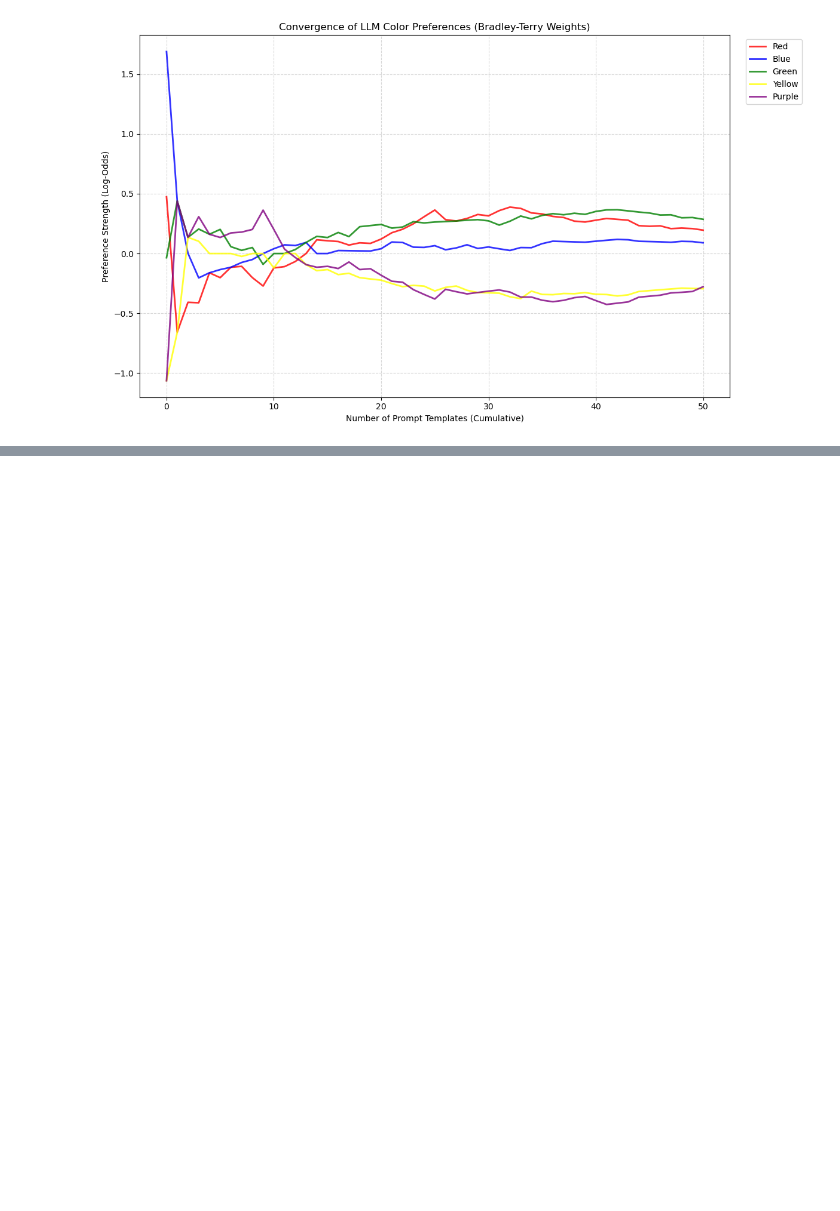
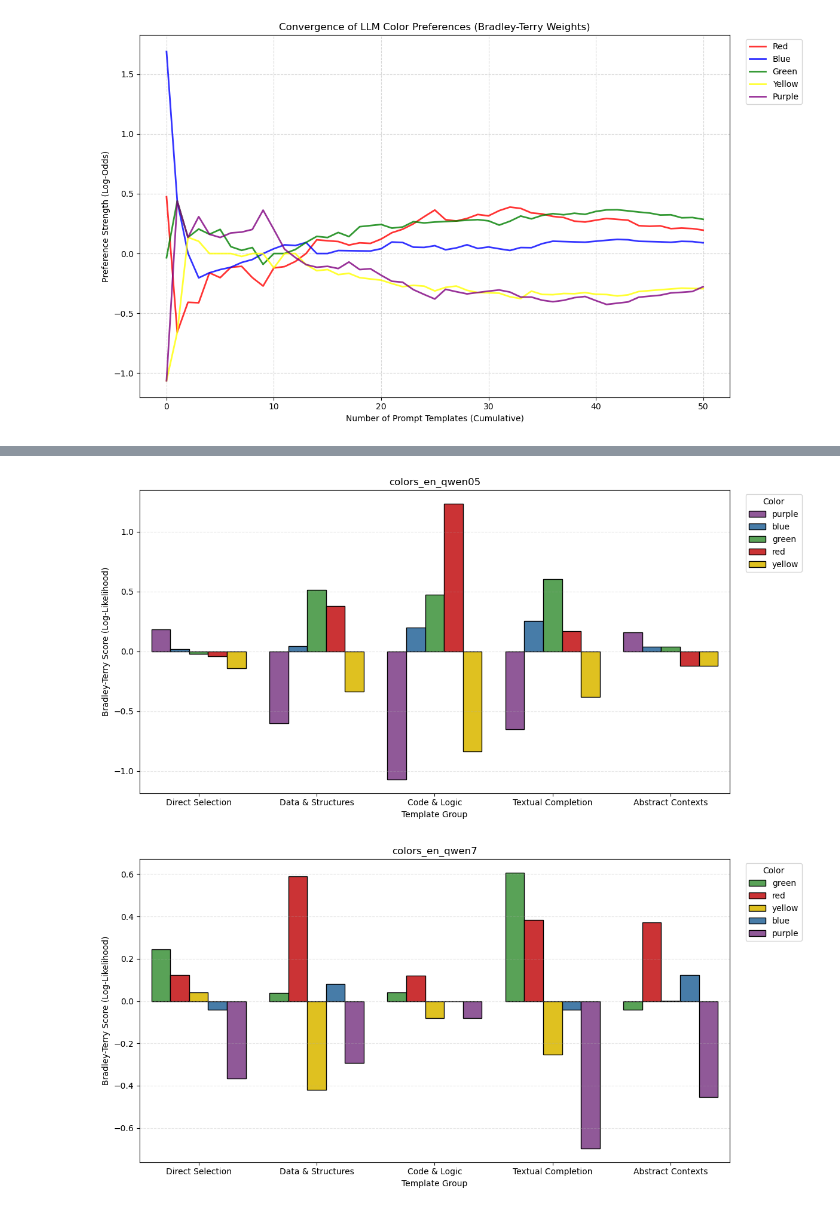
Before and after one commit to lotanamit5/WhatDoLLMsWant, a Jupyter notebook: sandbox.ipynb, the cells around one changed output, grey strips where cells are left out. Cells and saved outputs as stored; diff of their text form; code cells hidden in the pictures; blank space fills up the shorter version.

```diff
--- a/sandbox.ipynb
+++ b/sandbox.ipynb
@@ -76,0 +82,80 @@ plot_convergence(rankings_df, colors, color_map=color_en_dict)
+# %%
+def analyze_template_groups(model_path):
+    # Load answers
+    df_answers = pd.read_csv(model_path)
+
+    # Define groupings based on prompts.py structure (5 groups, 10 templates each)
+    group_labels = [
+        'Direct Selection',
+        'Data & Structures',
+        'Code & Logic',
+        'Textual Completion',
+        'Abstract Contexts'
+    ]
+
+    # Split templates_en into chunks of 10
+    # We assume templates_en corresponds exactly to these 5 groups in order
+    group_templates = {}
+    chunk_size = 10
+    for i, label in enumerate(group_labels):
+        start = i * chunk_size
+        end = start + chunk_size
+        group_templates[label] = templates_en[start:end]
+
+    # Calculate BT scores for each group
+    group_scores = []
+    colors = list(color_en_dict.keys())
+
+    for label, templates in group_templates.items():
+        # Filter answers for this group's templates
+        subset = df_answers[df_answers['template'].isin(templates)]
+
+        if not subset.empty:
+            ranking, _ = fit_bradley_terry(subset, colors)
+            ranking['Group'] = label
+            group_scores.append(ranking)
+
+    # Combine and Plot
+    if group_scores:
+        df_scores = pd.concat(group_scores)
+
+        plt.figure(figsize=(12, 6))
+
+        # Custom palette matching the colors
+        color_palette = {
+            'red': '#E41A1C',
+            'blue': '#377EB8',
+            'green': '#4DAF4A',
+            'yellow': '#FFD700',
+            'purple': '#984EA3'
+        }
+
+        sns.barplot(
+            data=df_scores,
+            x='Group',
+            y='BT_Score',
+            hue='Color',
+            palette=color_palette,
+            edgecolor='black'
+        )
+
+        # Extract model name from path for title (simple heuristic)
+        model_name = model_path.split('/')[-2] if '/' in model_path else 'Model'
+
+        plt.title(model_name)
+        plt.ylabel('Bradley-Terry Score (Log-Likelihood)')
+        plt.xlabel('Template Group')
+        plt.legend(title='Color', bbox_to_anchor=(1.02, 1), loc='upper left')
+        plt.grid(True, axis='y', linestyle='--', alpha=0.3)
+        plt.tight_layout()
+        plt.show()
+    else:
+        print(f"No data found matching the templates in {model_path}.")
+
+# Example usage with Qwen 7B
+for model_name in ['qwen05', 'qwen7', 'qwen32', 'qwen72']:
+    model_path = f'experiments/colors_en_{model_name}/answers.csv'
+    analyze_template_groups(model_path)
+# %% [output]
+[figure, added]
+[figure, added]
```
Also changed, not shown: parts of 12 cells of this notebook, 28 other files.
